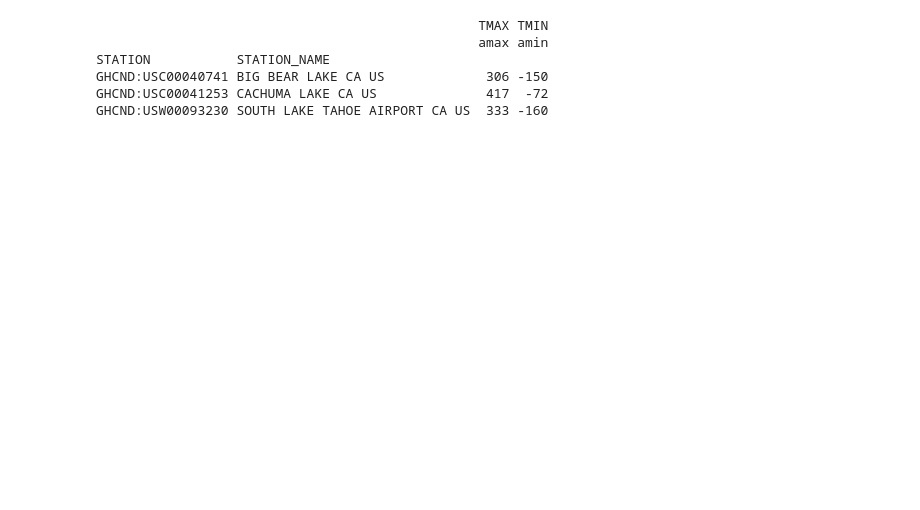
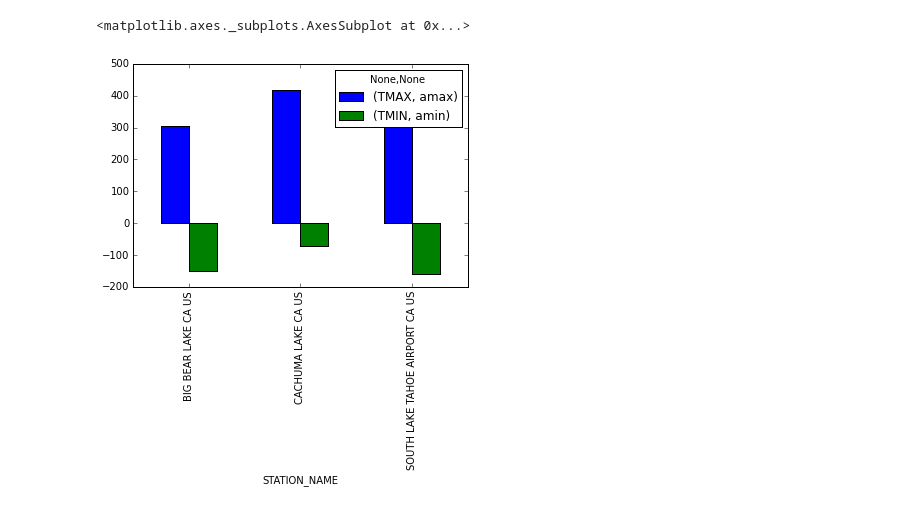
Before and after one commit to moksh100/datasets, a Jupyter notebook: GHCND.ipynb, the cells around one changed output. Cells and saved outputs as stored; diff of their text form; code cells hidden in the pictures; blank space fills up the shorter version.

Commit message:
initial pythonbook for plot

```diff
--- a/GHCND.ipynb
+++ b/GHCND.ipynb
@@ -1,11 +1,17 @@
 # %%
 import pandas as pd
 import numpy as np
+# Matplotlib plotting libraries
+import matplotlib.pyplot as plt
+%matplotlib inline
+# Bokeh plotting libraries
+import bokeh.plotting as blt
+blt.output_notebook()
 df = pd.read_csv('598354.csv')
 df.head()
 #GHCND:USW00093230 GHCND:USC00040741 GHCND:USC00041253
 selected=df[(df.STATION=='GHCND:USC00040741') | (df.STATION=='GHCND:USW00093230') | (df.STATION=='GHCND:USC00041253')]
-grouped = selected[(selected.TMIN>-9999)].groupby(['STATION', 'STATION_NAME'])
+grouped = selected[(selected.TMIN>-9999)].groupby(['STATION_NAME'])
 res = grouped.agg({'TMIN' : [np.min], 'TMAX' : [np.max]})
-print res
+res.plot(kind='bar')
 # %% [output]
@@ -12,7 +19,3 @@ print res
-                                                 TMAX TMIN
-                                                 amax amin
-STATION           STATION_NAME
-GHCND:USC00040741 BIG BEAR LAKE CA US             306 -150
-GHCND:USC00041253 CACHUMA LAKE CA US              417  -72
-GHCND:USW00093230 SOUTH LAKE TAHOE AIRPORT CA US  333 -160
+<matplotlib.axes._subplots.AxesSubplot at 0x...>
+[figure, added]
 # %%
```
Also changed, not shown: parts of 3 cells of this notebook.
